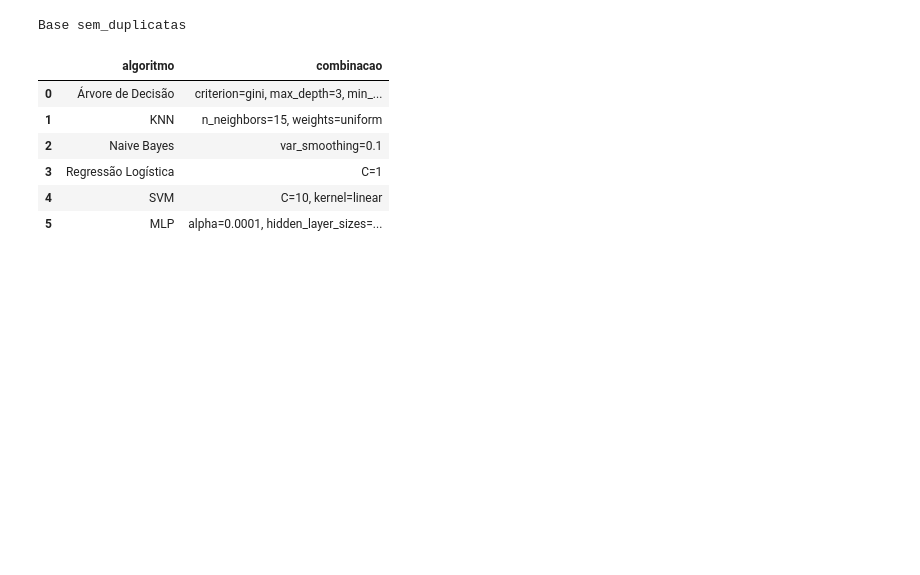
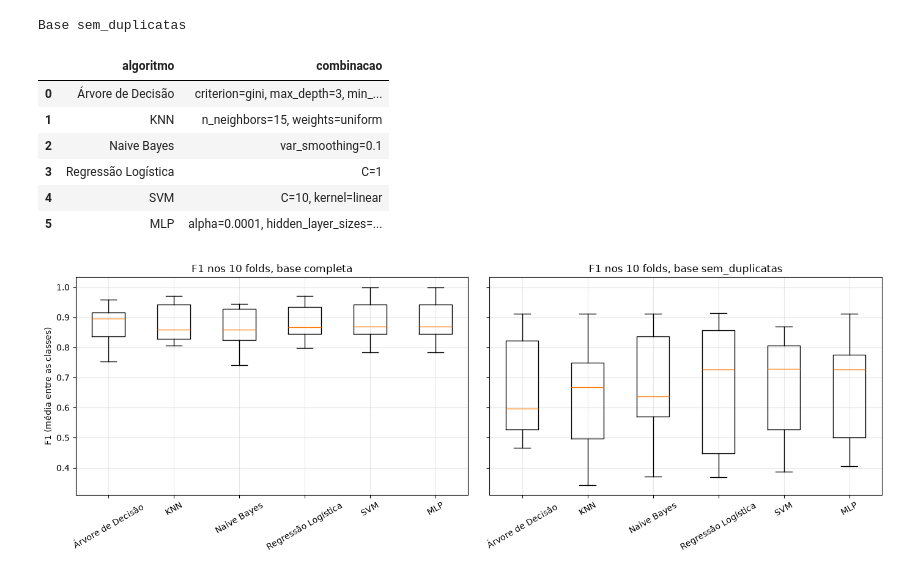
Before and after one commit to FelipeBert/sleep-health, a Jupyter notebook: projeto_experimentos.ipynb, the cells around one changed output. Drawn from its saved outputs; the diff is of its cells as text; code cells hidden in the pictures; blank space fills up the shorter version.

Commit message:
feat(notebook): adiciona boxplot, gráfico de barras e matrizes de confusão

```diff
--- a/projeto_experimentos.ipynb
+++ b/projeto_experimentos.ipynb
@@ -480,3 +480,21 @@ Base sem_duplicatas
 | 3 | Regressão Logística | C=1 |
 | 4 | SVM | C=10, kernel=linear |
 | 5 | MLP | alpha=0.0001, hidden_layer_sizes=... |
+# %%
+# Boxplot: mostra como o F1 variou nos 10 folds (usando a melhor combinação de cada algoritmo)
+fig, axes = plt.subplots(1, 2, figsize=(14, 5), sharey=True)
+
+for ax, (nome_base, pf) in zip(axes, resultados.items()):
+    melhores_pf = pf[pf["melhor"]]
+    ordem = list(experimentos)
+    ax.boxplot([melhores_pf.loc[melhores_pf["algoritmo"] == a, "f1_macro"] for a in ordem], tick_labels=ordem)
+    ax.set_title(f"F1 nos 10 folds, base {nome_base}")
+    ax.tick_params(axis="x", rotation=30)
+    ax.grid(alpha=0.3)
+
+axes[0].set_ylabel("F1 (média entre as classes)")
+plt.tight_layout()
+plt.savefig("resultados/boxplot_f1_por_algoritmo.png", dpi=150)
+plt.show()
+# %% [output]
+[figure, added]
```
Also changed, not shown: parts of 3 cells of this notebook, 4 other files.
